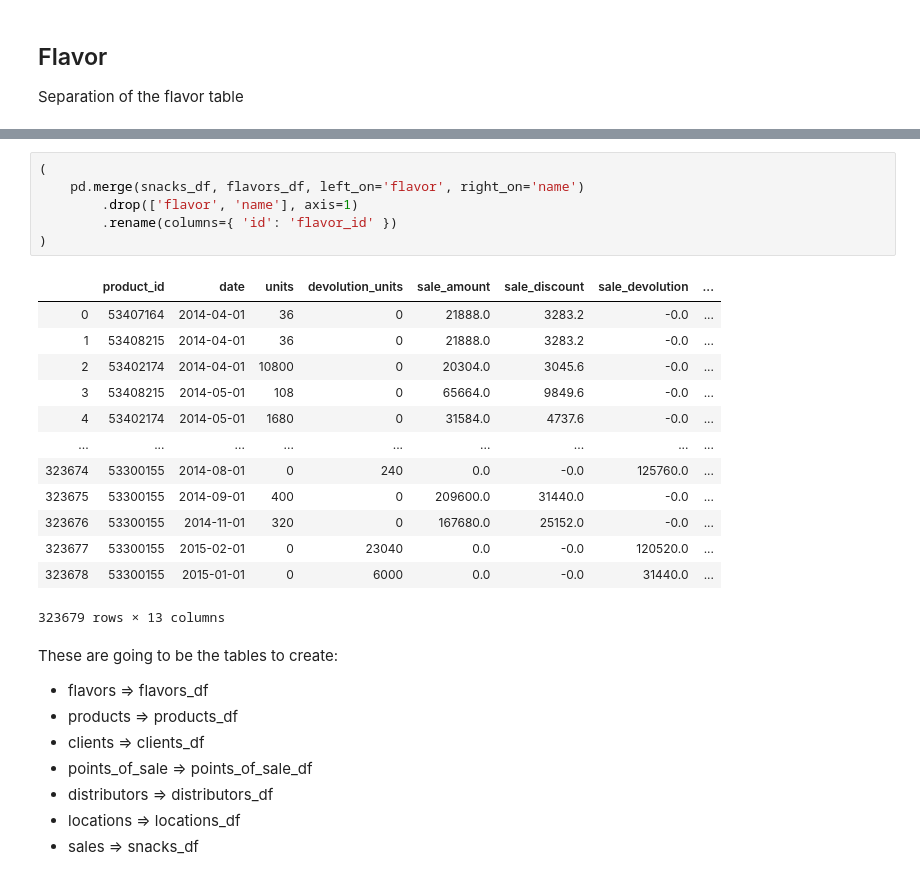
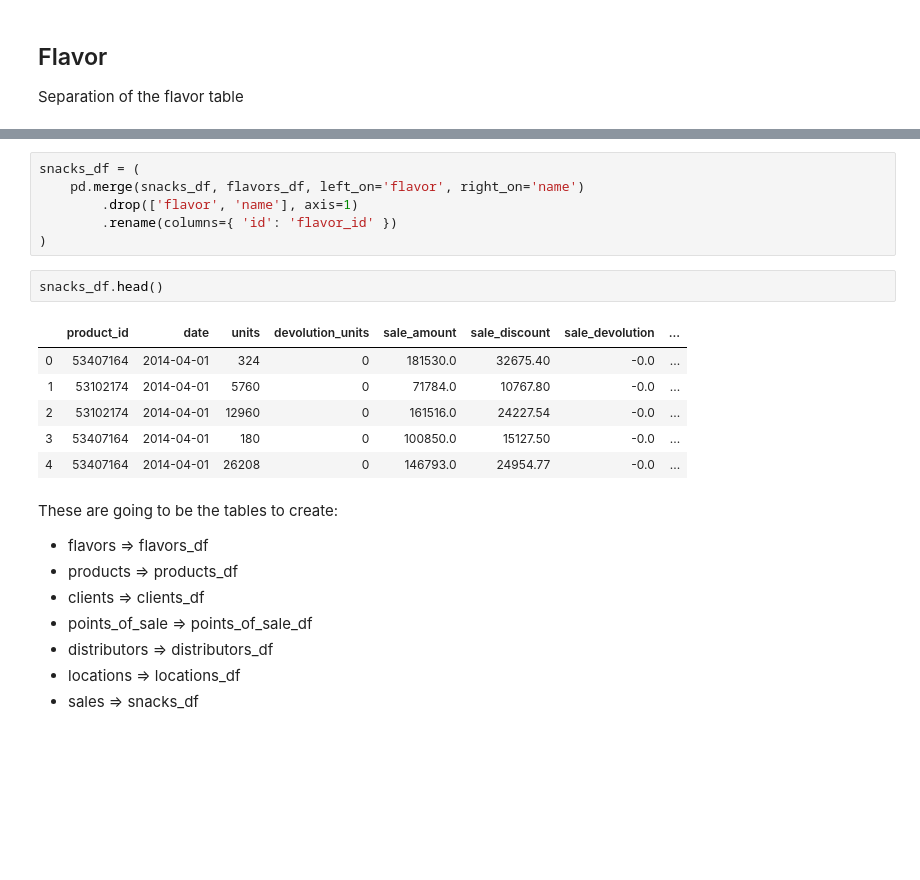
Before and after one commit to juanprq/final-project, a Jupyter notebook: normalization.ipynb, the cells around one changed output, grey strips where cells are left out. Saved outputs shown, nothing was run; the diff lists cells and outputs as text; blank space fills up the shorter version.

```diff
--- a/normalization.ipynb
+++ b/normalization.ipynb
@@ -200,23 +200,18 @@ flavors_df.head()
 # %%
-(
+snacks_df = (
     pd.merge(snacks_df, flavors_df, left_on='flavor', right_on='name')
         .drop(['flavor', 'name'], axis=1)
         .rename(columns={ 'id': 'flavor_id' })
 )
-# %% [output]
-|  | product_id | date | units | devolution_units | sale_amount | sale_discount | sale_devolution | ... |
-| 0 | 53407164 | 2014-04-01 | 36 | 0 | 21888.0 | 3283.2 | -0.0 | ... |
-| 1 | 53408215 | 2014-04-01 | 36 | 0 | 21888.0 | 3283.2 | -0.0 | ... |
-| 2 | 53402174 | 2014-04-01 | 10800 | 0 | 20304.0 | 3045.6 | -0.0 | ... |
-| 3 | 53408215 | 2014-05-01 | 108 | 0 | 65664.0 | 9849.6 | -0.0 | ... |
-| 4 | 53402174 | 2014-05-01 | 1680 | 0 | 31584.0 | 4737.6 | -0.0 | ... |
-| ... | ... | ... | ... | ... | ... | ... | ... | ... |
-| 323674 | 53300155 | 2014-08-01 | 0 | 240 | 0.0 | -0.0 | 125760.0 | ... |
-| 323675 | 53300155 | 2014-09-01 | 400 | 0 | 209600.0 | 31440.0 | -0.0 | ... |
-| 323676 | 53300155 | 2014-11-01 | 320 | 0 | 167680.0 | 25152.0 | -0.0 | ... |
-| 323677 | 53300155 | 2015-02-01 | 0 | 23040 | 0.0 | -0.0 | 120520.0 | ... |
-| 323678 | 53300155 | 2015-01-01 | 0 | 6000 | 0.0 | -0.0 | 31440.0 | ... |
-323679 rows × 13 columns
+# %%
+snacks_df.head()
+# %% [output]
+|  | product_id | date | units | devolution_units | sale_amount | sale_discount | sale_devolution | ... |
+| 0 | 53407164 | 2014-04-01 | 324 | 0 | 181530.0 | 32675.40 | -0.0 | ... |
+| 1 | 53102174 | 2014-04-01 | 5760 | 0 | 71784.0 | 10767.80 | -0.0 | ... |
+| 2 | 53102174 | 2014-04-01 | 12960 | 0 | 161516.0 | 24227.54 | -0.0 | ... |
+| 3 | 53407164 | 2014-04-01 | 180 | 0 | 100850.0 | 15127.50 | -0.0 | ... |
+| 4 | 53407164 | 2014-04-01 | 26208 | 0 | 146793.0 | 24954.77 | -0.0 | ... |
 # %% [markdown]
 These are going to be the tables to create:
 
```
Also changed, not shown: parts of 7 cells of this notebook, 1 other file.
